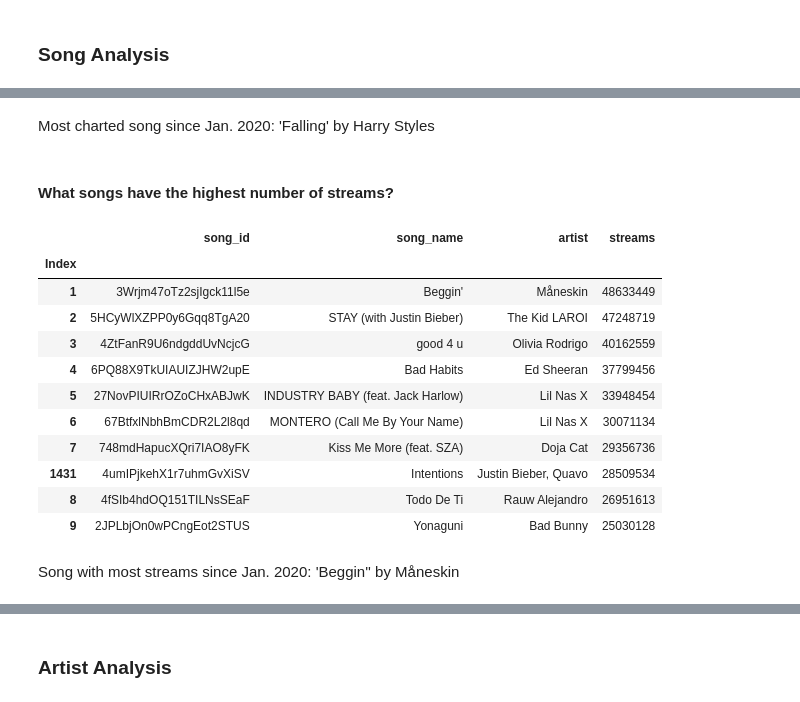
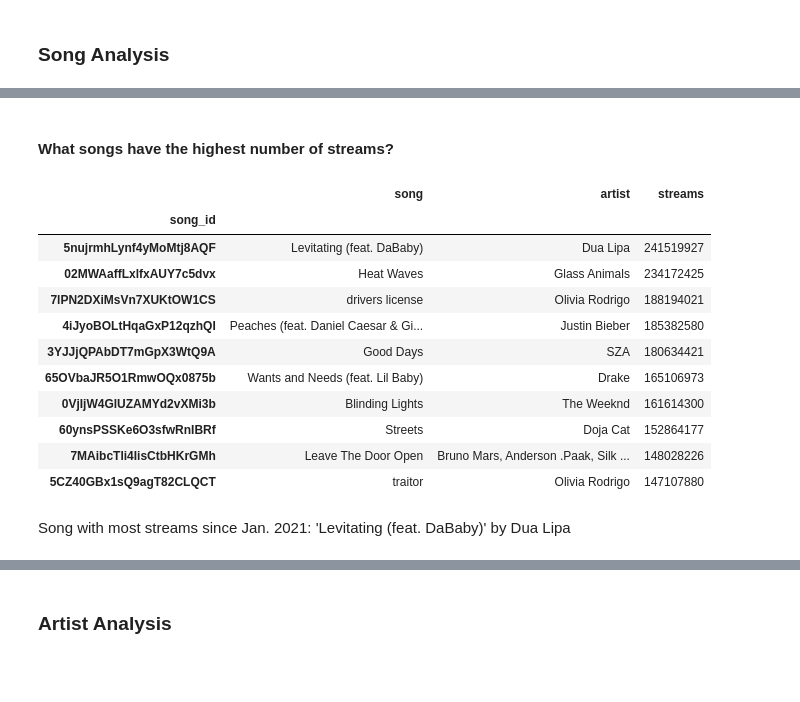
Before and after one commit to aseo67/Top_Songs_Analysis, a Jupyter notebook: TopSongsAnalysis_Exploratory.ipynb, the cells around one changed output, grey strips where cells are left out. Drawn from its saved outputs; the diff is of its cells as text; code cells hidden in the pictures; blank space fills up the shorter version.

```diff
--- a/TopSongsAnalysis_Exploratory.ipynb
+++ b/TopSongsAnalysis_Exploratory.ipynb
@@ -21,6 +21,6 @@ engine = create_engine(f'postgresql://postgres:{password}@localhost:5432/project
 Enter database password.········
 # %%
 # Read in Spotify song data from database
-song_df = pd.read_sql('SELECT * FROM top_songs;', engine, index_col='Index')
+song_df = pd.read_sql('SELECT * FROM songs;', engine, index_col='song_id')
 song_df.head()
 # %% [output]
@@ -56,23 +36,21 @@ song_number_charted_df.head(10)
-# %% [markdown]
-Most charted song since Jan. 2020: 'Falling' by Harry Styles
 # %% [markdown]
 #### What songs have the highest number of streams?
 # %%
-song_streams_df = song_df[['song_id', 'song_name', 'artist', 'streams']]
+song_streams_df = song_df[['song', 'artist', 'streams']]
 song_streams_df = song_streams_df.sort_values(['streams'], ascending=False)
 song_streams_df.head(10)
 # %% [output]
-|  | song_id | song_name | artist | streams |
-| Index |  |  |  |  |
-| 1 | 3Wrjm47oTz2sjIgck11l5e | Beggin' | Måneskin | 48633449 |
-| 2 | 5HCyWlXZPP0y6Gqq8TgA20 | STAY (with Justin Bieber) | The Kid LAROI | 47248719 |
-| 3 | 4ZtFanR9U6ndgddUvNcjcG | good 4 u | Olivia Rodrigo | 40162559 |
-| 4 | 6PQ88X9TkUIAUIZJHW2upE | Bad Habits | Ed Sheeran | 37799456 |
-| 5 | 27NovPIUIRrOZoCHxABJwK | INDUSTRY BABY (feat. Jack Harlow) | Lil Nas X | 33948454 |
-| 6 | 67BtfxlNbhBmCDR2L2l8qd | MONTERO (Call Me By Your Name) | Lil Nas X | 30071134 |
-| 7 | 748mdHapucXQri7IAO8yFK | Kiss Me More (feat. SZA) | Doja Cat | 29356736 |
-| 1431 | 4umIPjkehX1r7uhmGvXiSV | Intentions | Justin Bieber, Quavo | 28509534 |
-| 8 | 4fSIb4hdOQ151TILNsSEaF | Todo De Ti | Rauw Alejandro | 26951613 |
-| 9 | 2JPLbjOn0wPCngEot2STUS | Yonaguni | Bad Bunny | 25030128 |
+|  | song | artist | streams |
+| song_id |  |  |  |
+| 5nujrmhLynf4yMoMtj8AQF | Levitating (feat. DaBaby) | Dua Lipa | 241519927 |
+| 02MWAaffLxlfxAUY7c5dvx | Heat Waves | Glass Animals | 234172425 |
+| 7lPN2DXiMsVn7XUKtOW1CS | drivers license | Olivia Rodrigo | 188194021 |
+| 4iJyoBOLtHqaGxP12qzhQI | Peaches (feat. Daniel Caesar & Gi... | Justin Bieber | 185382580 |
+| 3YJJjQPAbDT7mGpX3WtQ9A | Good Days | SZA | 180634421 |
+| 65OVbaJR5O1RmwOQx0875b | Wants and Needs (feat. Lil Baby) | Drake | 165106973 |
+| 0VjIjW4GlUZAMYd2vXMi3b | Blinding Lights | The Weeknd | 161614300 |
+| 60ynsPSSKe6O3sfwRnIBRf | Streets | Doja Cat | 152864177 |
+| 7MAibcTli4IisCtbHKrGMh | Leave The Door Open | Bruno Mars, Anderson .Paak, Silk ... | 148028226 |
+| 5CZ40GBx1sQ9agT82CLQCT | traitor | Olivia Rodrigo | 147107880 |
 # %% [markdown]
-Song with most streams since Jan. 2020: 'Beggin'' by Måneskin
+Song with most streams since Jan. 2021: 'Levitating (feat. DaBaby)' by Dua Lipa
```
Also changed, not shown: parts of 25 cells of this notebook.
